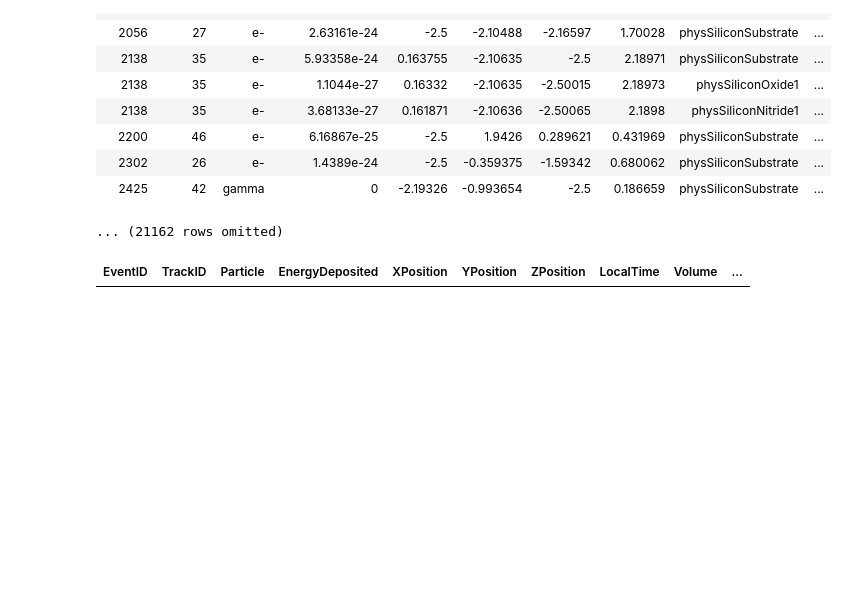
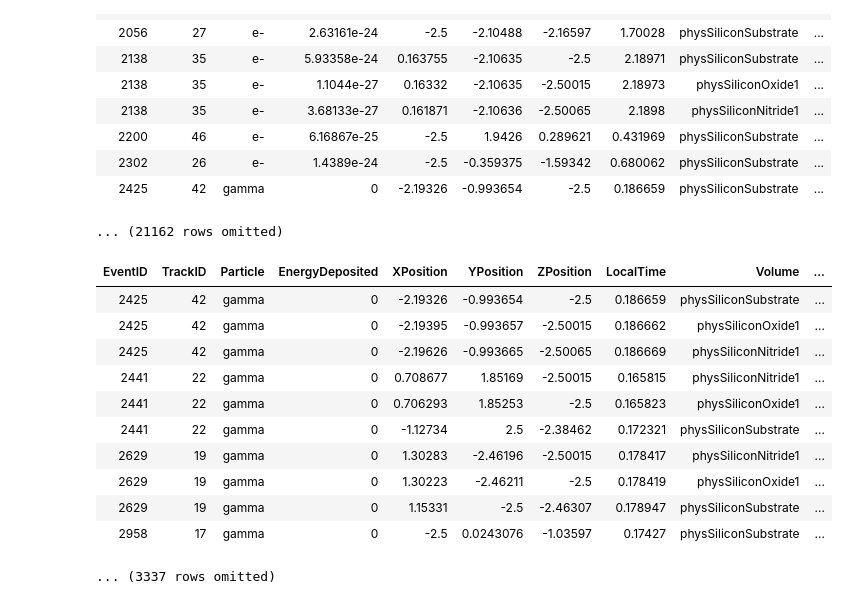
Before and after one commit to nyuad-astroparticle/tes-geant, a Jupyter notebook: analysis/thorium.ipynb, the cells around one changed output. Saved outputs shown, nothing was run; the diff lists cells and outputs as text; code cells hidden in the pictures; blank space fills up the shorter version.

```diff
--- a/analysis/thorium.ipynb
+++ b/analysis/thorium.ipynb
@@ -50,9 +51,20 @@ combined_df
 # %%
 gamma = combined_df.where('Particle', dt.are.containing('gamma'))
 # gamma = gamma.where('EnergyDeposited', dt.are.not_equal_to(0))
-# gamma = gamma.where('Initial Energy', dt.are.below_or_equal_to(500))
+gamma = gamma.where('Initial Energy', dt.are.below_or_equal_to(2700))
 gamma
 # %% [output]
 | EventID | TrackID | Particle | EnergyDeposited | XPosition | YPosition | ZPosition | LocalTime | Volume | ... |
+| 2425 | 42 | gamma | 0 | -2.19326 | -0.993654 | -2.5 | 0.186659 | physSiliconSubstrate | ... |
+| 2425 | 42 | gamma | 0 | -2.19395 | -0.993657 | -2.50015 | 0.186662 | physSiliconOxide1 | ... |
+| 2425 | 42 | gamma | 0 | -2.19626 | -0.993665 | -2.50065 | 0.186669 | physSiliconNitride1 | ... |
+| 2441 | 22 | gamma | 0 | 0.708677 | 1.85169 | -2.50015 | 0.165815 | physSiliconNitride1 | ... |
+| 2441 | 22 | gamma | 0 | 0.706293 | 1.85253 | -2.5 | 0.165823 | physSiliconOxide1 | ... |
+| 2441 | 22 | gamma | 0 | -1.12734 | 2.5 | -2.38462 | 0.172321 | physSiliconSubstrate | ... |
+| 2629 | 19 | gamma | 0 | 1.30283 | -2.46196 | -2.50015 | 0.178417 | physSiliconNitride1 | ... |
+| 2629 | 19 | gamma | 0 | 1.30223 | -2.46211 | -2.5 | 0.178419 | physSiliconOxide1 | ... |
+| 2629 | 19 | gamma | 0 | 1.15331 | -2.5 | -2.46307 | 0.178947 | physSiliconSubstrate | ... |
+| 2958 | 17 | gamma | 0 | -2.5 | 0.0243076 | -1.03597 | 0.17427 | physSiliconSubstrate | ... |
+... (3337 rows omitted)
 # %%
 plt.clf()
```
Also changed, not shown: parts of 3 cells of this notebook.
